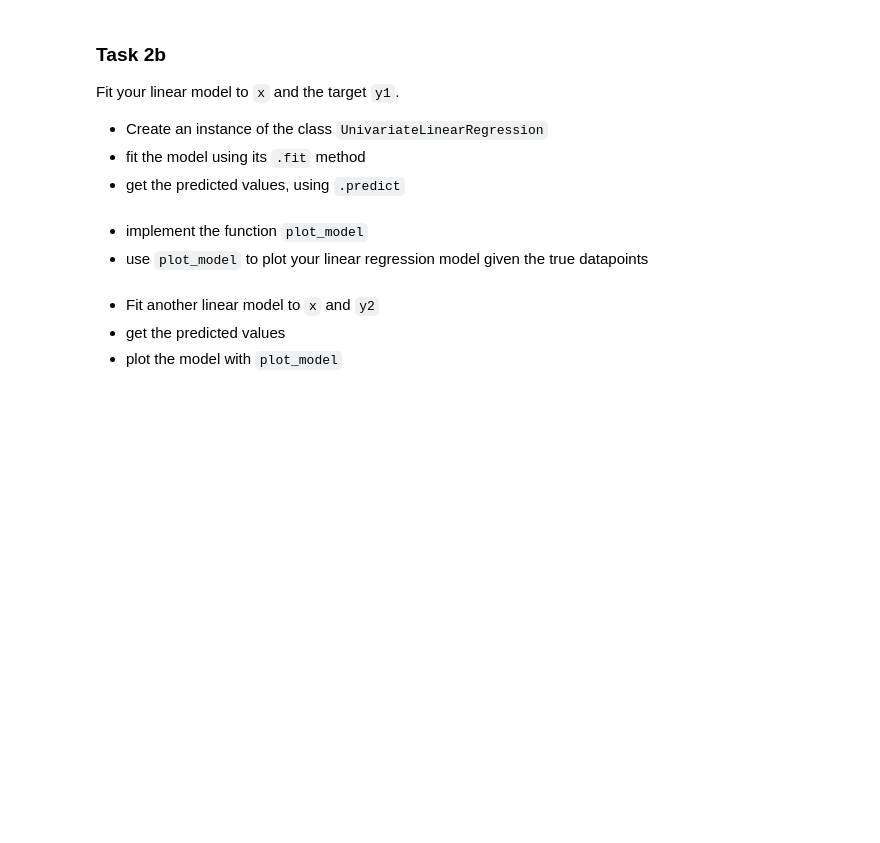
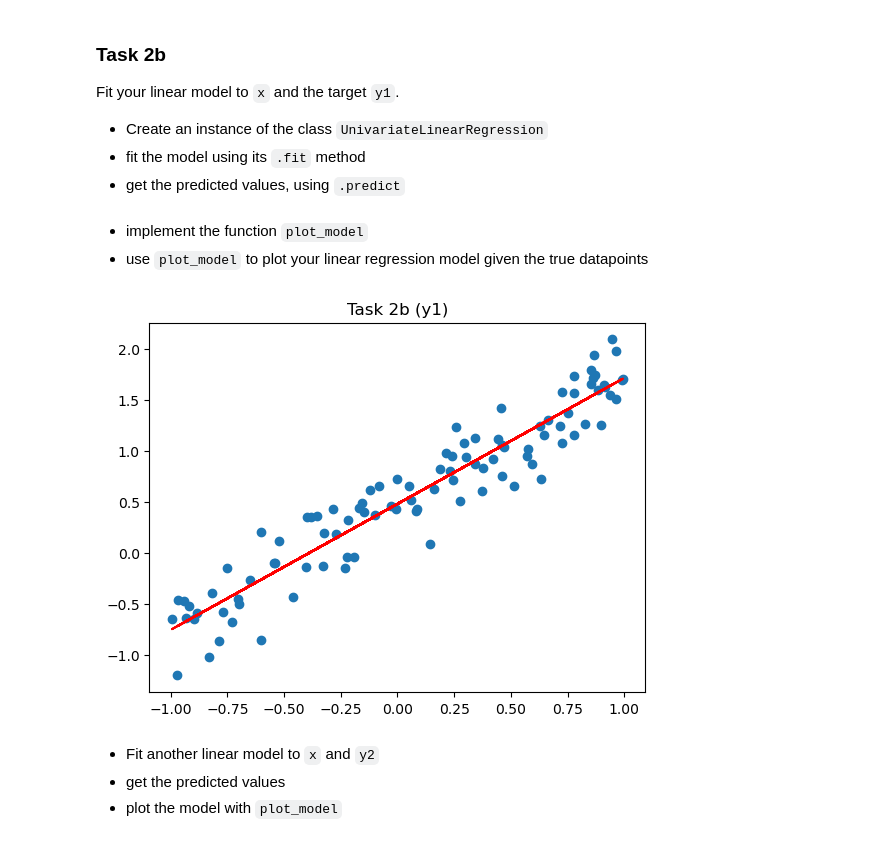
Before and after one commit to vegger/MLDM, a Jupyter notebook: labs/L03_Linear_Regression_LAB_ASSIGNMENT.ipynb, the cells around one changed output. Saved outputs shown, nothing was run; the diff lists cells and outputs as text; code cells hidden in the pictures; blank space fills up the shorter version.

```diff
--- a/labs/L03_Linear_Regression_LAB_ASSIGNMENT.ipynb
+++ b/labs/L03_Linear_Regression_LAB_ASSIGNMENT.ipynb
@@ -51,3 +63,17 @@ $\rho(a, b) = \frac{\sum_{i = 1}^{m} (a_i - \bar{a})(b_i - \bar{b})}{\sqrt{\sum_
 * Compute the Pearson Correlation $\rho$ between `x` and the target `y1`.
 * Compute the Pearson Correlation between `x` and `y2`.
 * Check that you get the same result as the reference implementation
+# %%
+def sigma_sum(start, end, expression):
+  return sum(expression(i) for i in range(start, end))
+
+def rho_pearson(a, b):
+  mean_a = np.mean(a)
+  mean_b = np.mean(b)
+  top = sigma_sum(0, len(a), lambda i: ((a[i] - mean_a)*(b[i] - mean_b)))
+  bottom_a = sigma_sum(0, len(a), lambda i: (a[i]-np.mean(a))**2)
+  bottom_b = sigma_sum(0, len(b), lambda i: (b[i]-mean_b)**2)
+  return top/np.sqrt(bottom_a*bottom_b)
+
+print(f"rho(x, y1): {rho_pearson(x, y1):.4f}")
+print(f"rho(x, y2): {rho_pearson(x, y2):.4f}")
@@ -83,13 +115,16 @@ class UnivariateLinearRegression:
     self.theta_1: float = 0.
 
   def predict(self, x):
-    # y = theta_0 + theta_1 * x
-    return None  # TODO
+    y = self.theta_0 + self.theta_1 * x # TODO
+    return y # TODO
 
   def fit(self, x, y):
-
-    self.theta_1 = ...  # TODO
-    self.theta_0 = ...  # TODO
+    mean_x = np.mean(x)
+    mean_y = np.mean(y)
+    top = sigma_sum(0, len(x), lambda i: (x[i] - mean_x)*(y[i] - mean_y))
+    bottom = sigma_sum(0, len(x), lambda i: (x[i] - mean_x)**2)
+    self.theta_1 = top/bottom  # TODO
+    self.theta_0 = mean_y - self.theta_1*mean_x  # TODO
 
     return self
 # %% [markdown]
@@ -100,16 +135,23 @@ Fit your linear model to `x` and the target `y1`.
 * Create an instance of the class `UnivariateLinearRegression`
 * fit the model using its `.fit` method
 * get the predicted values, using `.predict`
+# %%
+ulr_1 = UnivariateLinearRegression()
+ulr_1_fit = ulr_1.fit(x, y1)
+ulr_1_predict = ulr_1.predict(x)
 # %% [markdown]
 * implement the function `plot_model`
 * use `plot_model` to plot your linear regression model given the true datapoints
 # %%
 def plot_model(x, y_pred, y_true, title):
-  # TODO
-  ...
+  plt.scatter(x, y_true)
+  plt.plot(x, y_pred, color='red')
+  plt.title(title)
   plt.show()
 
-plot_model(...)
+plot_model(x, ulr_1_predict, y1, "Task 2b (y1)")
+# %% [output]
+[figure, added]
 # %% [markdown]
 * Fit another linear model to `x` and `y2`
 * get the predicted values
```
Also changed, not shown: parts of 13 cells of this notebook, 4 other files.
